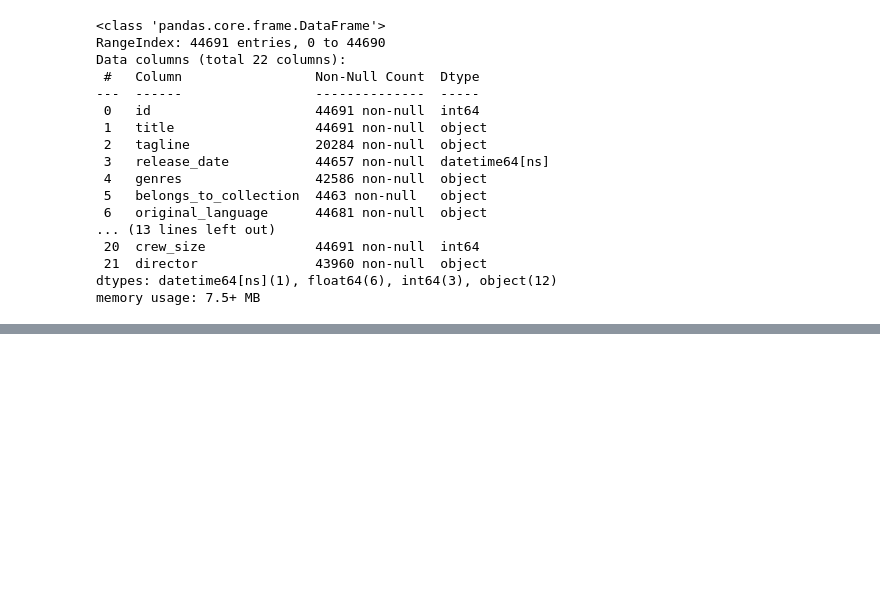
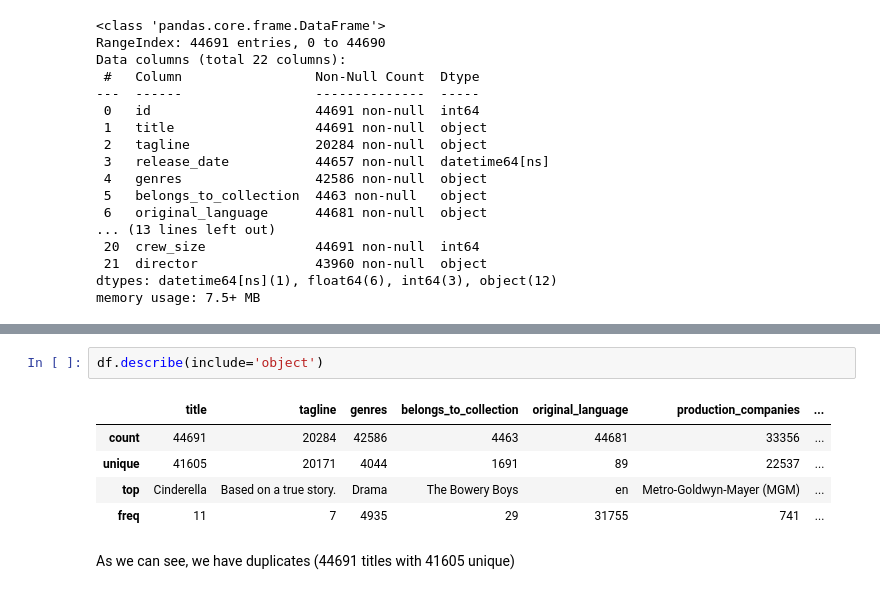
Before and after one commit to RochaErik/DS-MoviesProject, a Jupyter notebook: DS-MoviesProject.ipynb, the cells around one changed output, grey strips where cells are left out. Saved outputs shown, nothing was run; the diff lists cells and outputs as text; blank space fills up the shorter version.

```diff
--- a/DS-MoviesProject.ipynb
+++ b/DS-MoviesProject.ipynb
@@ -44,0 +142,10 @@ memory usage: 7.5+ MB
+# %%
+df.describe(include='object')
+# %% [output]
+|  | title | tagline | genres | belongs_to_collection | original_language | production_companies | ... |
+| count | 44691 | 20284 | 42586 | 4463 | 44681 | 33356 | ... |
+| unique | 41605 | 20171 | 4044 | 1691 | 89 | 22537 | ... |
+| top | Cinderella | Based on a true story. | Drama | The Bowery Boys | en | Metro-Goldwyn-Mayer (MGM) | ... |
+| freq | 11 | 7 | 4935 | 29 | 31755 | 741 | ... |
+# %% [markdown]
+As we can see, we have duplicates (44691 titles with 41605 unique)
```
Also changed, not shown: parts of 6 cells of this notebook.
